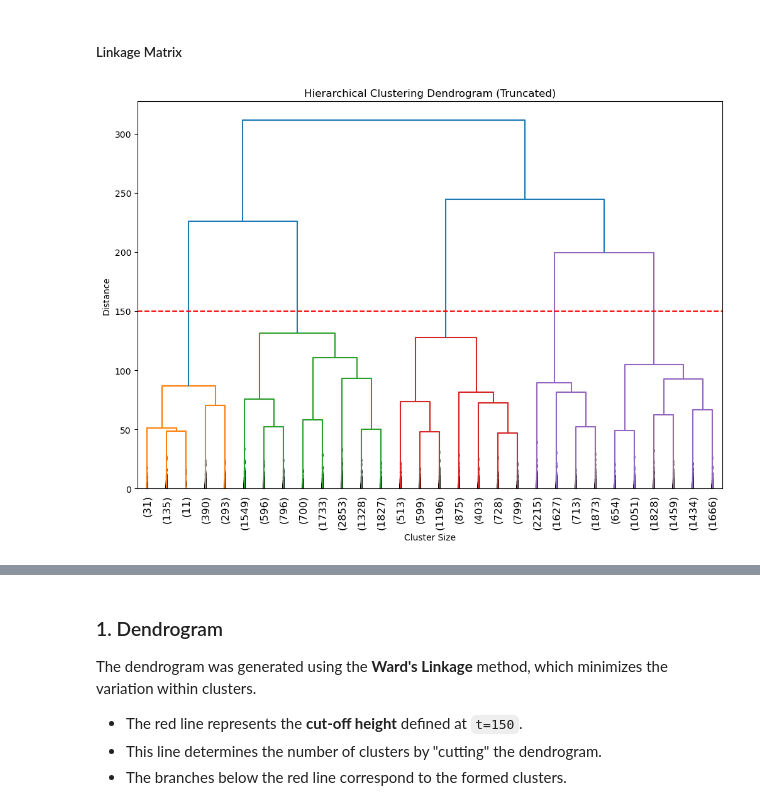
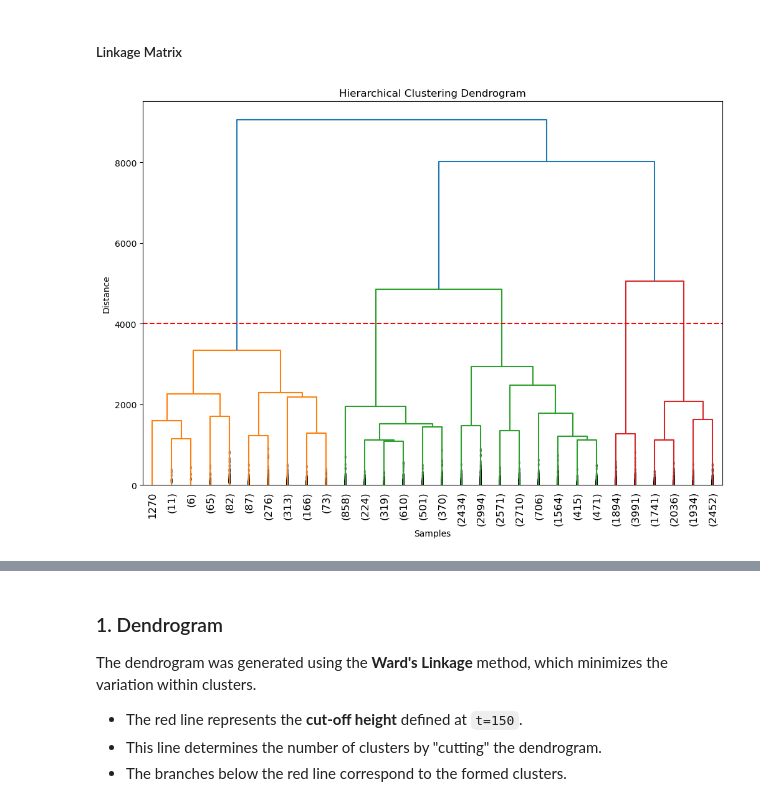
Before and after one commit to MiguelMangerona/Data-Mining-Project, a Jupyter notebook: Clustering.ipynb, the cells around one changed output, grey strips where cells are left out. Drawn from its saved outputs; the diff is of its cells as text; code cells hidden in the pictures.

```diff
--- a/Clustering.ipynb
+++ b/Clustering.ipynb
@@ -32,6 +32,6 @@ df.head(5)
 5 rows × 64 columns
 # %%
-metric_features = ['vendor_count', 'is_chain', 'first_order', 'last_order',
+cluster_features = ['vendor_count', 'is_chain', 'first_order', 'last_order',
                                        'CUI_American', 'CUI_Asian', 'CUI_Beverages', 'CUI_Cafe',
                                        'CUI_Chicken Dishes', 'CUI_Chinese', 'CUI_Desserts',
                                        'CUI_Healthy', 'CUI_Indian', 'CUI_Italian', 'CUI_Japanese',
@@ -40,5 +40,5 @@ metric_features = ['vendor_count', 'is_chain', 'first_order', 'last_order',
                                        'preferred_order_day', 'preferred_order_hour',
                                        'age_category']
 
-print('metric_features', metric_features)
+print('cluster_features', cluster_features)
 # %% [output]
@@ -82,22 +78,24 @@ scaled_data = scaler.fit_transform(df[['vendor_count', 'is_chain', 'first_order'
 # %% [markdown]
 ##### Linkage Matrix
 # %%
-linkage_matrix = linkage(scaled_data, method='ward')
+linkage_matrix = linkage(df[cluster_features].to_numpy(), method='ward')
 # %%
+# Dendrogram
 plt.figure(figsize=(12, 8))
 dendrogram(
     linkage_matrix,
     truncate_mode='lastp',
     p=30,
     leaf_rotation=90.,
     leaf_font_size=12.,
-    show_contracted=True )
+    show_contracted=True)
 
-plt.axhline(y=150, color='r', linestyle='--')
-plt.title("Hierarchical Clustering Dendrogram (Truncated)")
-plt.xlabel("Cluster Size")
+plt.axhline(y=4000, color='r', linestyle='--')
+
+plt.title("Hierarchical Clustering Dendrogram")
+plt.xlabel("Samples")
 plt.ylabel("Distance")
 plt.show()
 # %% [output]
-[figure, old version]
+[figure, new version]
 # %%
```
Also changed, not shown: parts of 10 cells of this notebook, 1 other file.
